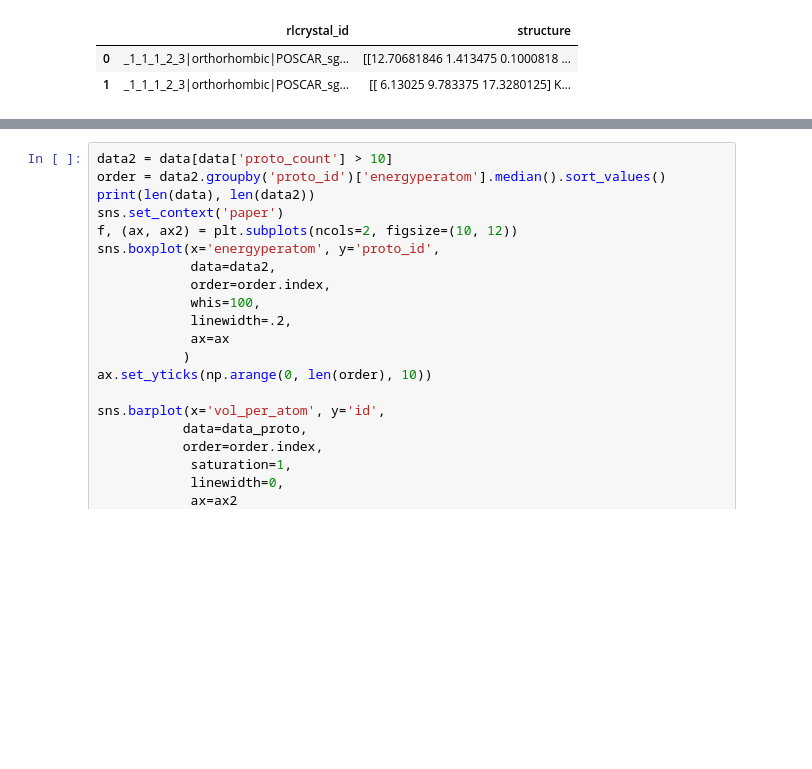
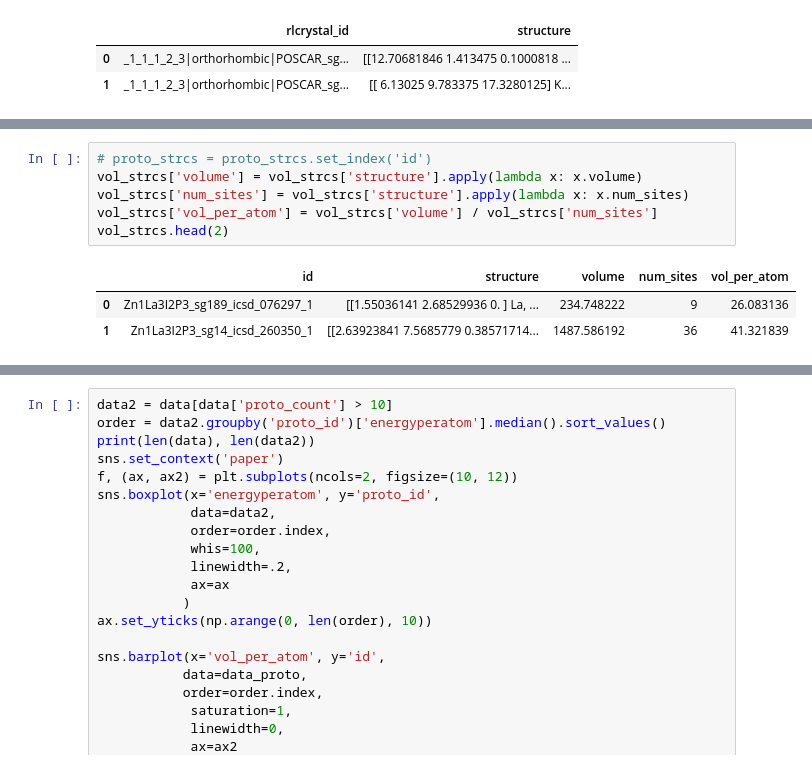
Before and after one commit to pstjohn/crystal-gnn-nfp-0.3, a Jupyter notebook: notebooks/20220326_volrelax_by_proto.ipynb, the cells around one changed output, grey strips where cells are left out. Saved outputs shown, nothing was run; the diff lists cells and outputs as text; blank space fills up the shorter version.

```diff
--- a/notebooks/20220326_volrelax_by_proto.ipynb
+++ b/notebooks/20220326_volrelax_by_proto.ipynb
@@ -147,3 +152,13 @@ proto_strcs.head(2)
+# %%
+# proto_strcs = proto_strcs.set_index('id')
+vol_strcs['volume'] = vol_strcs['structure'].apply(lambda x: x.volume)
+vol_strcs['num_sites'] = vol_strcs['structure'].apply(lambda x: x.num_sites)
+vol_strcs['vol_per_atom'] = vol_strcs['volume'] / vol_strcs['num_sites']
+vol_strcs.head(2)
+# %% [output]
+|  | id | structure | volume | num_sites | vol_per_atom |
+| 0 | Zn1La3I2P3_sg189_icsd_076297_1 | [[1.55036141 2.68529936 0. ] La, ... | 234.748222 | 9 | 26.083136 |
+| 1 | Zn1La3I2P3_sg14_icsd_260350_1 | [[2.63923841 7.5685779 0.38571714... | 1487.586192 | 36 | 41.321839 |
 # %%
 data_proto = proto_strcs[proto_strcs['id'].isin(data2['proto_id'])]
 print(len(proto_strcs), len(data_proto))
```
Also changed, not shown: parts of 13 cells of this notebook, 5 other files.
